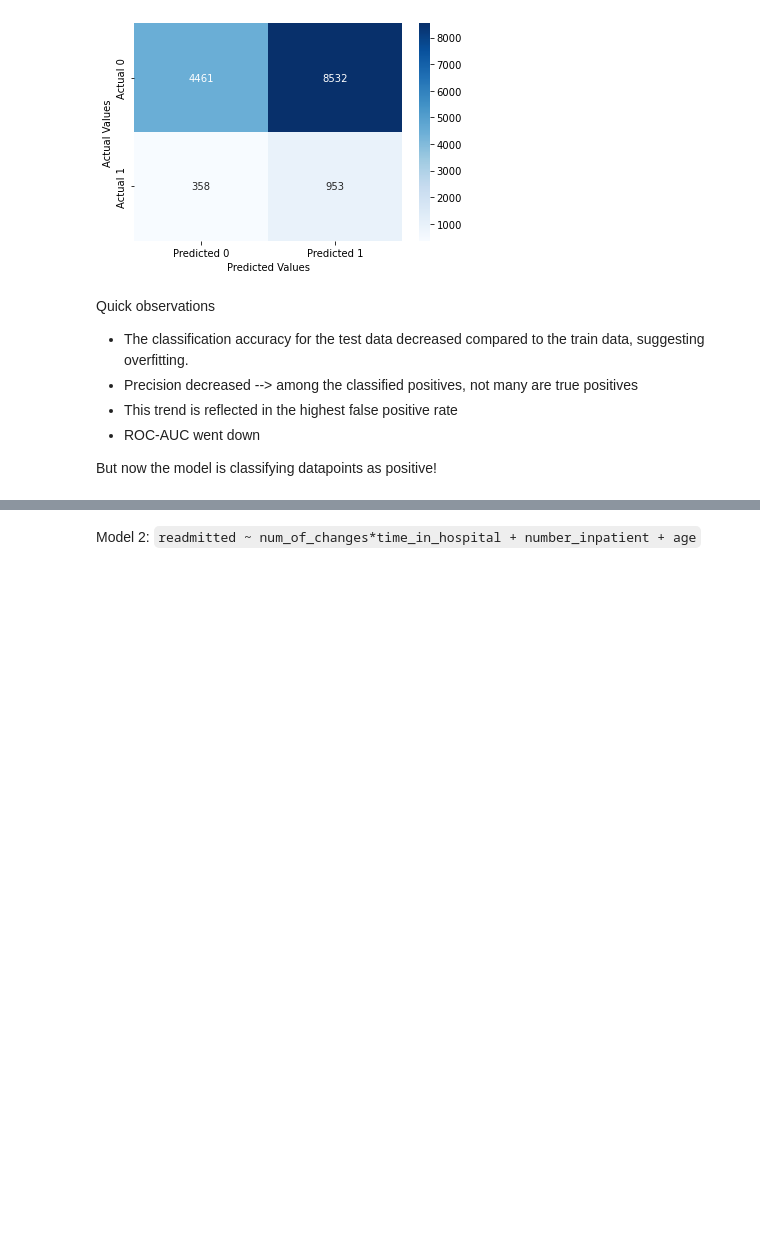
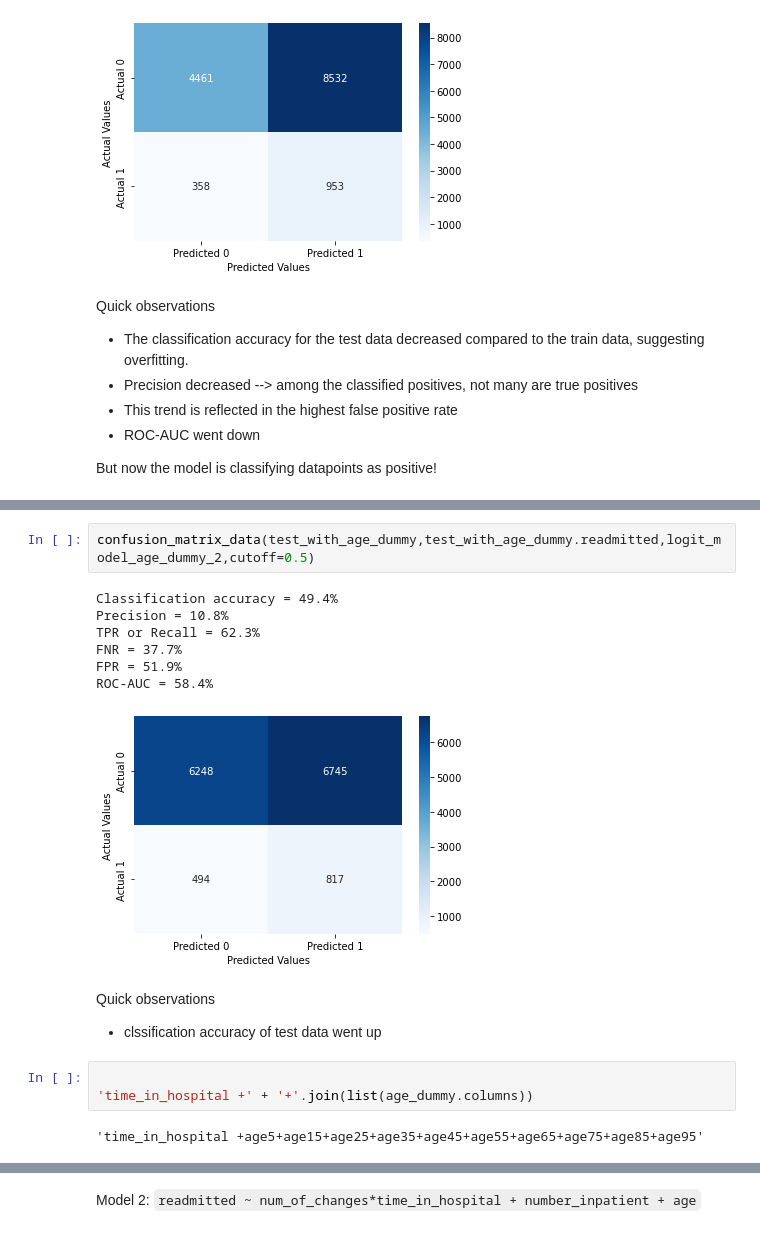
Before and after one commit to AnastasiaKWei/Saturn, a Jupyter notebook: Amy.ipynb, the cells around one changed output, grey strips where cells are left out. Saved outputs shown, nothing was run; the diff lists cells and outputs as text; blank space fills up the shorter version.

```diff
--- a/Amy.ipynb
+++ b/Amy.ipynb
@@ -283,0 +323,18 @@ But now the model is classifying datapoints as positive!
+# %%
+confusion_matrix_data(test_with_age_dummy,test_with_age_dummy.readmitted,logit_model_age_dummy_2,cutoff=0.5)
+# %% [output]
+Classification accuracy = 49.4%
+Precision = 10.8%
+TPR or Recall = 62.3%
+FNR = 37.7%
+FPR = 51.9%
+ROC-AUC = 58.4%
+[figure, added]
+# %% [markdown]
+Quick observations
+- clssification accuracy of test data went up
+# %%
+
+'time_in_hospital +' + '+'.join(list(age_dummy.columns))
+# %% [output]
+'time_in_hospital +age5+age15+age25+age35+age45+age55+age65+age75+age85+age95'
```
Also changed, not shown: parts of 4 cells of this notebook.
